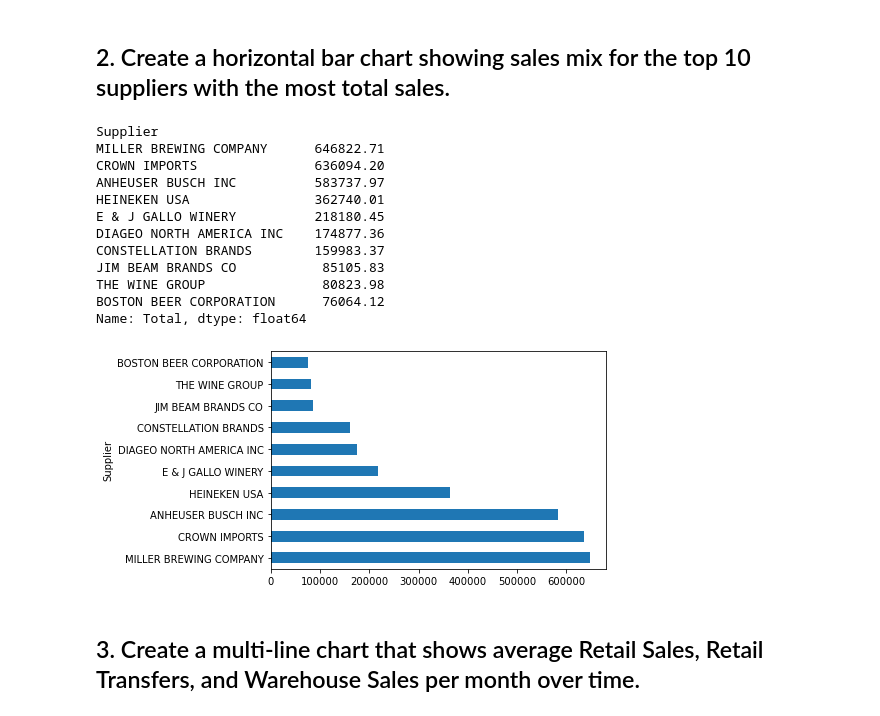
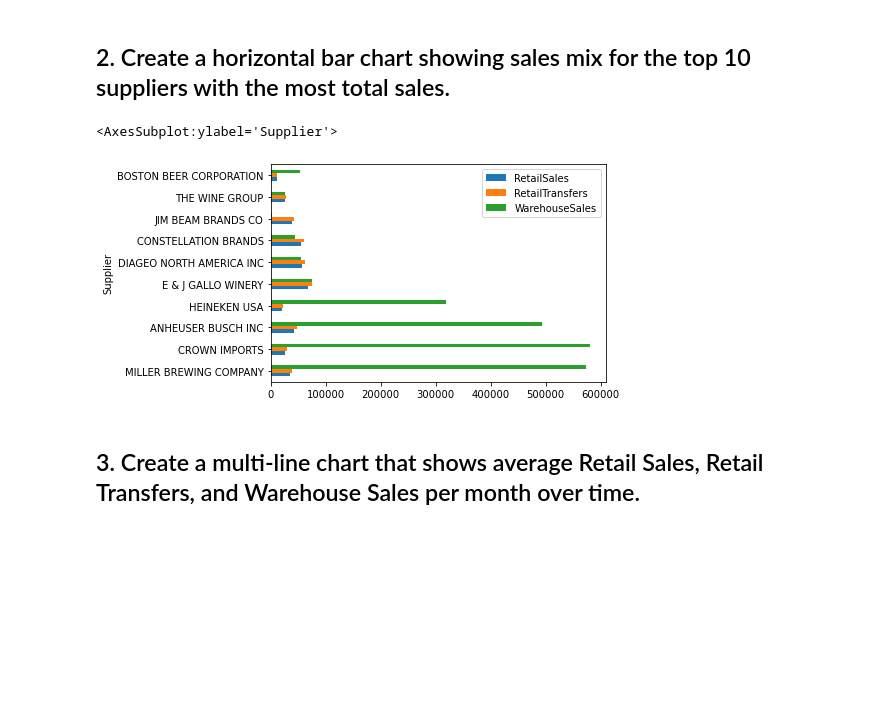
Before and after one commit to Kareem1179/IronLabs_Kareem, a Jupyter notebook: module_2/Week_1/Day_1/Lab_2/main_mult_data_series.ipynb, the cells around one changed output. Drawn from its saved outputs; the diff is of its cells as text; code cells hidden in the pictures; blank space fills up the shorter version.

Commit message:
updated mult data series lab

```diff
--- a/module_2/Week_1/Day_1/Lab_2/main_mult_data_series.ipynb
+++ b/module_2/Week_1/Day_1/Lab_2/main_mult_data_series.ipynb
@@ -42,25 +42,16 @@ WINE            313400.42        340710.51       433009.47
 [figure]
 # %% [markdown]
 ## 2. Create a horizontal bar chart showing sales mix for the top 10 suppliers with the most total sales.
-# %%
-data['Total']=data['RetailSales']+data['RetailTransfers']+ data['WarehouseSales']
-x=data['Total'].groupby(data.Supplier).sum().nlargest(10)
-x.plot.barh()
-x
-# %% [output]
-Supplier
-MILLER BREWING COMPANY      646822.71
-CROWN IMPORTS               636094.20
-ANHEUSER BUSCH INC          583737.97
-HEINEKEN USA                362740.01
-E & J GALLO WINERY          218180.45
-DIAGEO NORTH AMERICA INC    174877.36
-CONSTELLATION BRANDS        159983.37
-JIM BEAM BRANDS CO           85105.83
-THE WINE GROUP               80823.98
-BOSTON BEER CORPORATION      76064.12
-Name: Total, dtype: float64
-[figure, removed]
+# %%
+data_sort = data[['RetailSales', 'RetailTransfers', 'WarehouseSales','Supplier']].groupby(['Supplier']).agg('sum')
+data_sort['Total']=data_sort.sum(axis=1)
+data_p=data_sort.sort_values(by='Total',ascending=False).head(10)
+del data_p['Total']
+data_p
+data_p.plot(kind='barh')
+# %% [output]
+<AxesSubplot:ylabel='Supplier'>
+[figure, added]
 # %% [markdown]
 ## 3. Create a multi-line chart that shows average Retail Sales, Retail Transfers, and Warehouse Sales per month over time.
 # %%
```
